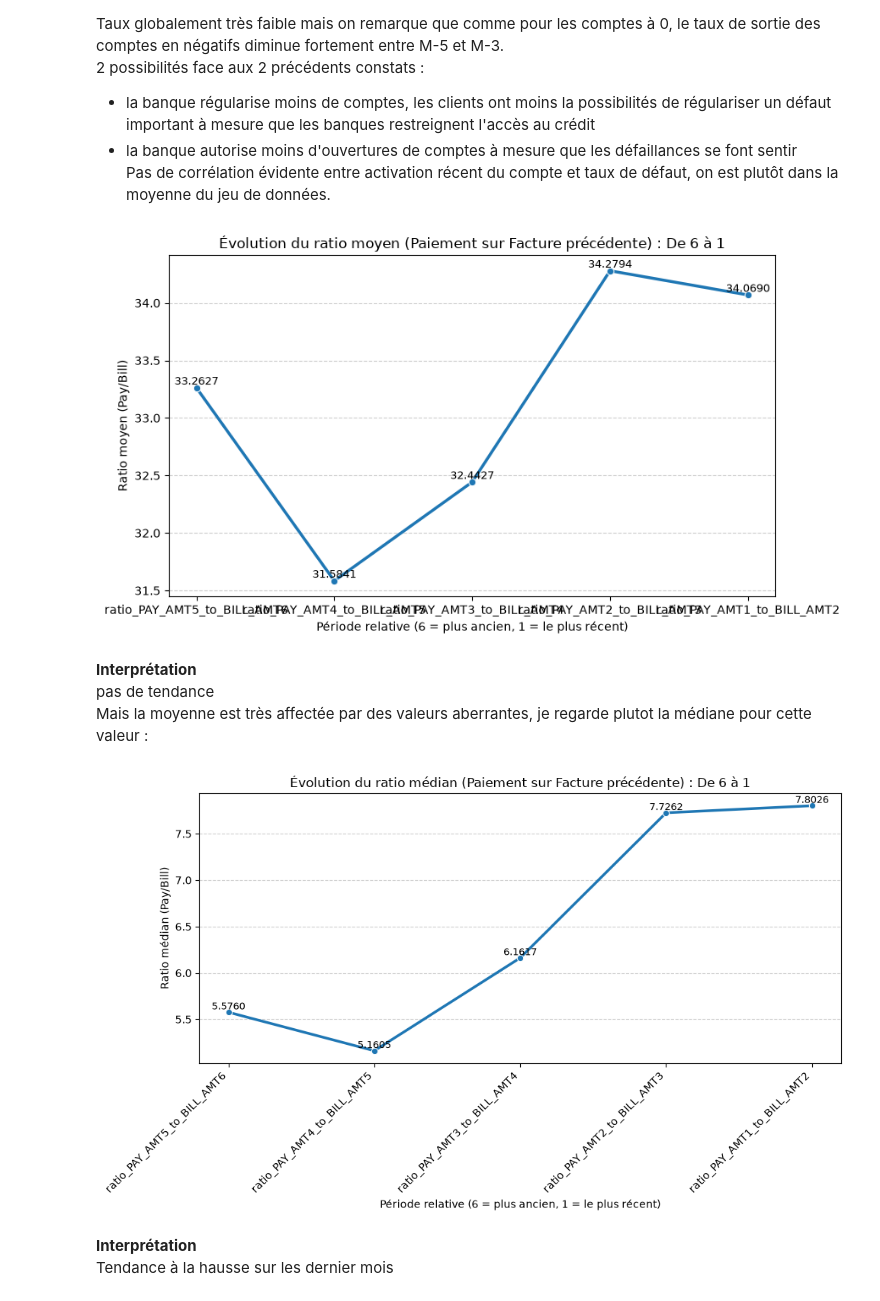
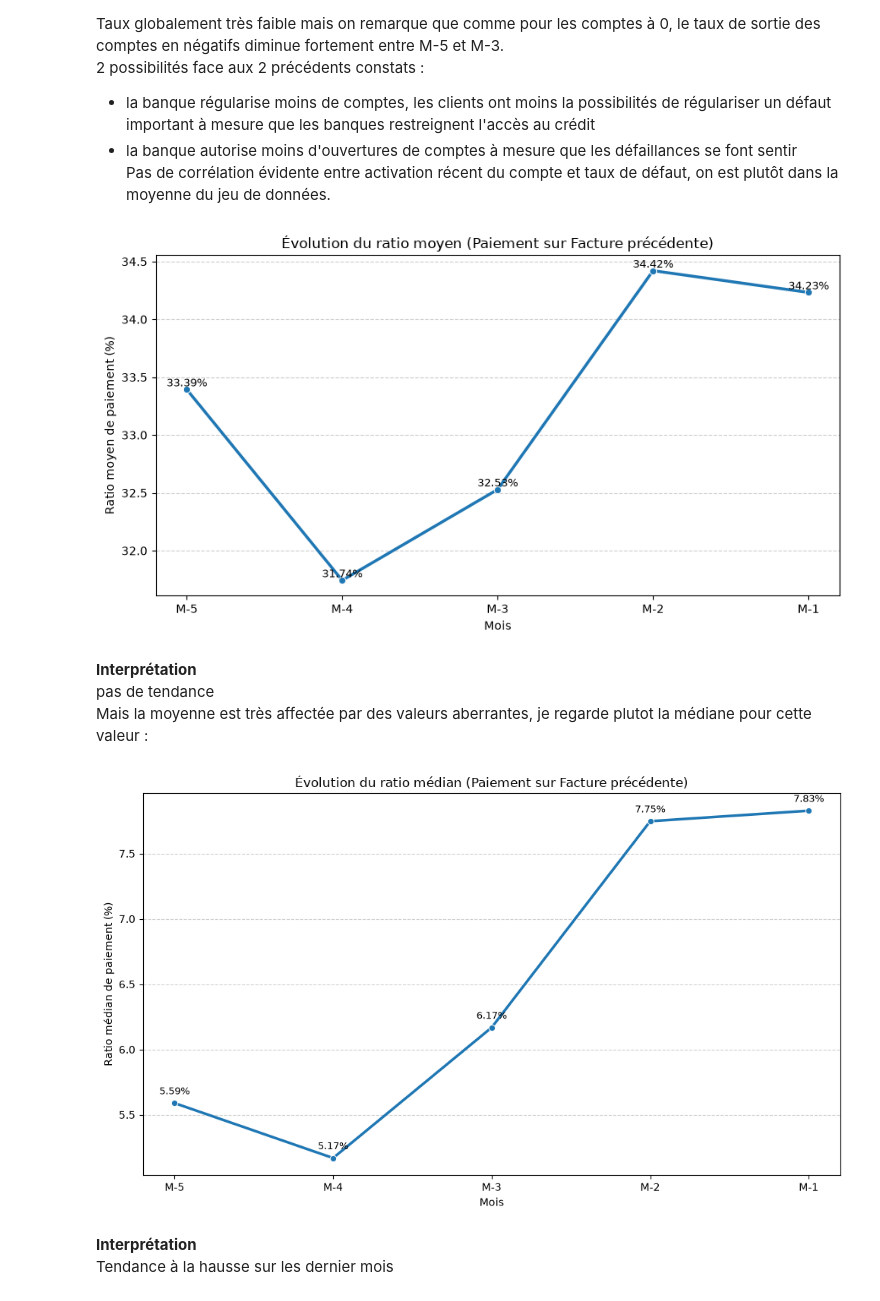
Before and after one commit to johan-mac-59/RiskLens_ML, a Jupyter notebook: src/05_02_EDA_storytelling.ipynb, the cells around one changed output. Cells and saved outputs as stored; diff of their text form; code cells hidden in the pictures.

Commit message:
EDA storytelling : chargement de cleaned2, ratios de paiement plafonnés à 200 %, nouvelles analyses
Co-Authored-By: Claude Opus 5.5 <noreply@anthropic.com>

```diff
--- a/src/05_02_EDA_storytelling.ipynb
+++ b/src/05_02_EDA_storytelling.ipynb
@@ -6,7 +6,7 @@ import os
 
 current_dir = os.path.abspath('.')
 root_dir = os.path.dirname(current_dir)
-file_path = os.path.join(root_dir, 'data', 'cleaned3_creditcard.csv')
+file_path = os.path.join(root_dir, 'data', 'cleaned2_creditcard.csv')
 
 # Charger le CSV dans un DataFrame
 df = pd.read_csv(file_path)
@@ -1521,6 +1467,7 @@ resultats = []
 for c in cycles:
     nom_mois = c['mois']
     curr_bill = c['curr_bill']
+    curr_pay = curr_bill.replace('BILL_AMT', 'PAY_AMT')
     dormant_cols = c['dormant_cols']
 
     # Masque de dormance cumulée : BILL_AMT <= 0 ET PAY_AMT == 0 sur TOUS les mois antérieurs
@@ -1528,8 +1475,8 @@ for c in cycles:
     for m in dormant_cols:
         mask_inactif_cumul &= (df[f'BILL_AMT{m}'] <= 0) & (df[f'PAY_AMT{m}'] == 0)
 
-    # Masque de sortie de sommeil au mois courant
-    mask_reactivation = mask_inactif_cumul & (df[curr_bill] > 0)
+    # Masque de sortie de sommeil au mois courant (facture > 0 OU paiement > 0)
+    mask_reactivation = mask_inactif_cumul & ((df[curr_bill] > 0) | (df[curr_pay] > 0))
 
     nb_reactives = mask_reactivation.sum()
 
@@ -1623,52 +1570,44 @@ Taux globalement très faible mais on remarque que comme pour les comptes à 0,
 - la banque autorise moins d'ouvertures de comptes à mesure que les défaillances se font sentir
 Pas de corrélation évidente entre activation récent du compte et taux de défaut, on est plutôt dans la moyenne du jeu de données.
 # %%
-import pandas as pd
-import matplotlib.pyplot as plt
-import seaborn as sns
-
-# 1. Définition de l'ordre d'affichage souhaité (de 6 à 1)
-# On construit la liste en partant du suffixe 6 jusqu'à 1
-ordre_souhaite = [f'ratio_PAY_AMT{i}_to_BILL_AMT{i+1}' for i in range(6, 0, -1)]
+# 1. Ordre d'affichage : du plus ancien (M-5) au plus récent (M-1)
+ordre_souhaite = [f'ratio_PAY_AMT{i}_to_BILL_AMT{i+1}' for i in range(5, 0, -1)]
 
 # Filtrer pour ne garder que les colonnes réellement présentes dans le dataframe
 colonnes_actives = [col for col in ordre_souhaite if col in df.columns]
 
 if len(colonnes_actives) > 0:
-    # 2. Extraction des données et calcul de la moyenne par mois
-    # On prend les colonnes dans l'ordre du graphique (6 -> 1)
-    df_temp = df[colonnes_actives]
+    # 2. Calcul des moyennes par mois
+    moyennes = df[colonnes_actives].mean()
 
-    # Calcul des moyennes
-    moyennes = df_temp.mean()
+    # Libellés d'abscisse : ratio_PAY_AMT5_to_BILL_AMT6 -> 'M-5', etc.
+    labels_mois = [f"M-{col.split('PAY_AMT')[1].split('_')[0]}" for col in colonnes_actives]
 
     # 3. Visualisation
     plt.figure(figsize=(9, 5))
-
-    # sns.lineplot prend les index (6,5,4...) comme axe X et les valeurs moyennes en Y
     sns.lineplot(
-        x=moyennes.index,
+        x=labels_mois,
         y=moyennes.values,
         marker='o',
         linewidth=2.5,
-        color='#1f77b4'  # Bleu standard pour la clarté
+        color='#1f77b4'
     )
 
-    plt.title('Évolution du ratio moyen (Paiement sur Facture précédente) : De 6 à 1')
-    plt.xlabel('Période relative (6 = plus ancien, 1 = le plus récent)')
-    plt.ylabel('Ratio moyen (Pay/Bill)')
+    plt.title('Évolution du ratio moyen (Paiement sur Facture précédente)')
+    plt.xlabel('Mois')
+    plt.ylabel('Ratio moyen de paiement (%)')
 
-    # Ajout des valeurs textuelles pour précision
+    # Ajout des valeurs textuelles
     for i, val in enumerate(moyennes.values):
-        plt.text(i, val + 0.005, f'{val:.4f}', ha='center', va='bottom', fontsize=9)
+        plt.text(i, val + 0.005, f'{val:.2f}%', ha='center', va='bottom', fontsize=9)
 
     plt.grid(axis='y', linestyle='--', alpha=0.6)
     plt.tight_layout()
     plt.show()
 else:
     print(f"Attention : Aucune des colonnes de la liste '{ordre_souhaite}' n'a été trouvée.")
 # %% [output]
-[figure, old version]
+[figure, new version]
 # %% [markdown]
 **Interprétation**
 pas de tendance
@@ -1678,39 +1617,36 @@ import pandas as pd
 import matplotlib.pyplot as plt
 import seaborn as sns
 
-# 1. Définition de l'ordre d'affichage souhaité (de 6 à 1)
-ordre_souhaite = [f'ratio_PAY_AMT{i}_to_BILL_AMT{i+1}' for i in range(6, 0, -1)]
+# 1. Ordre d'affichage : du plus ancien (M-5) au plus récent (M-1)
+ordre_souhaite = [f'ratio_PAY_AMT{i}_to_BILL_AMT{i+1}' for i in range(5, 0, -1)]
 
 # Filtrer pour ne garder que les colonnes réellement présentes dans le dataframe
 colonnes_actives = [col for col in ordre_souhaite if col in df.columns]
 
 if len(colonnes_actives) > 0:
-    # 2. Extraction des données et calcul de la médiane par période
-    df_temp = df[colonnes_actives]
-    medianes = df_temp.median()
+    # 2. Calcul de la médiane par période
+    medianes = df[colonnes_actives].median()
+
+    # Libellés d'abscisse : ratio_PAY_AMT5_to_BILL_AMT6 -> 'M-5', etc.
+    labels_mois = [f"M-{col.split('PAY_AMT')[1].split('_')[0]}" for col in colonnes_actives]
 
     # 3. Visualisation
     plt.figure(figsize=(10, 6))
-
-    # Tracer la ligne avec les médianes
     sns.lineplot(
-        x=medianes.index,
+        x=labels_mois,
         y=medianes.values,
         marker='o',
         linewidth=2.5,
         color='#1f77b4'
     )
 
-    plt.title('Évolution du ratio médian (Paiement sur Facture précédente) : De 6 à 1')
-    plt.xlabel('Période relative (6 = plus ancien, 1 = le plus récent)')
-    plt.ylabel('Ratio médian (Pay/Bill)')
+    plt.title('Évolution du ratio médian (Paiement sur Facture précédente)')
+    plt.xlabel('Mois')
+    plt.ylabel('Ratio médian de paiement (%)')
 
     # Ajout des valeurs textuelles
     for i, val in enumerate(medianes.values):
-        plt.text(i, val + 0.005, f'{val:.4f}', ha='center', va='bottom', fontsize=9)
-
-    # Ajuster les ticks sur l'axe X pour améliorer la lisibilité
-    plt.xticks(rotation=45, ha='right')
+        plt.text(i, val + 0.05, f'{val:.2f}%', ha='center', va='bottom', fontsize=9)
 
     plt.grid(axis='y', linestyle='--', alpha=0.6)
     plt.tight_layout()
@@ -1719,7 +1655,7 @@ if len(colonnes_actives) > 0:
 else:
     print(f"Attention : Aucune des colonnes de la liste '{ordre_souhaite}' n'a été trouvée.")
 # %% [output]
-[figure, old version]
+[figure, new version]
 # %% [markdown]
 **Interprétation**
 Tendance à la hausse sur les dernier mois
```
Also changed, not shown: parts of 33 cells of this notebook.
